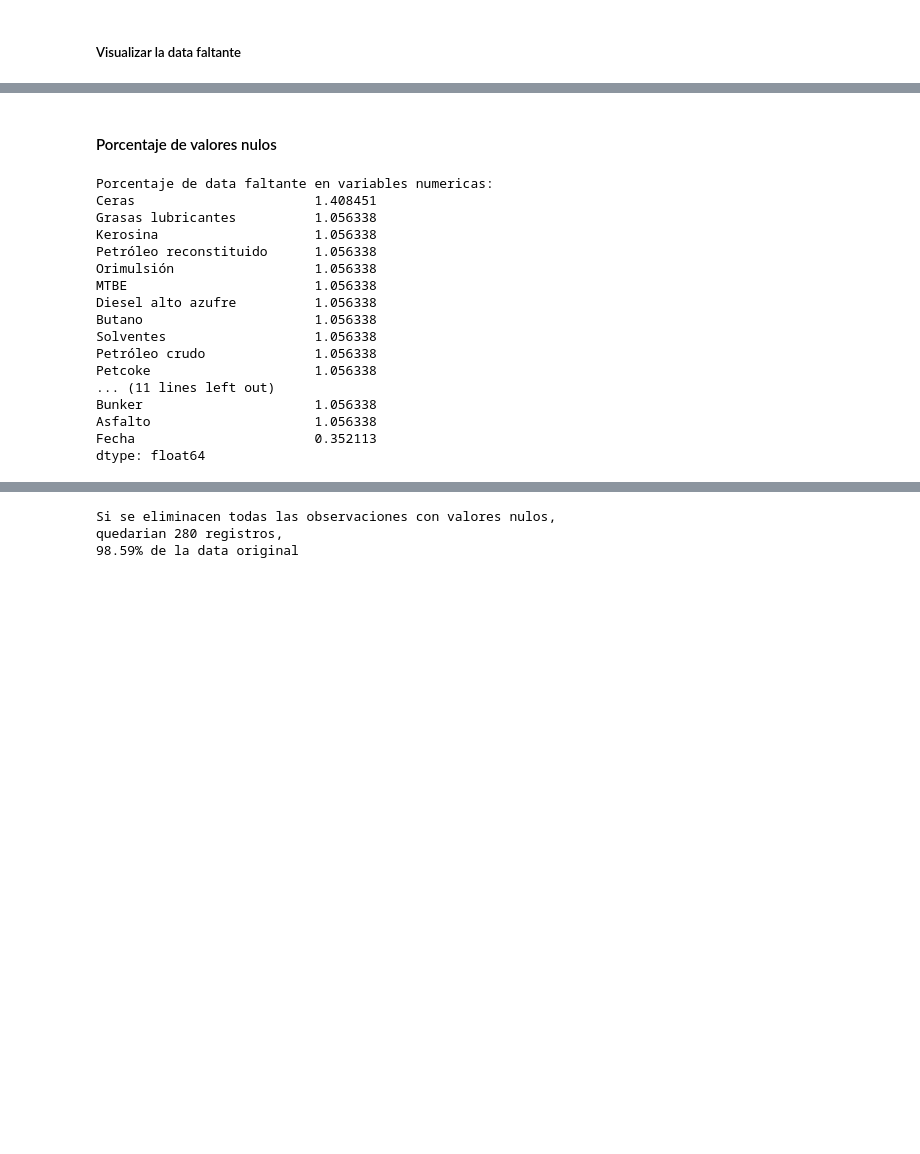
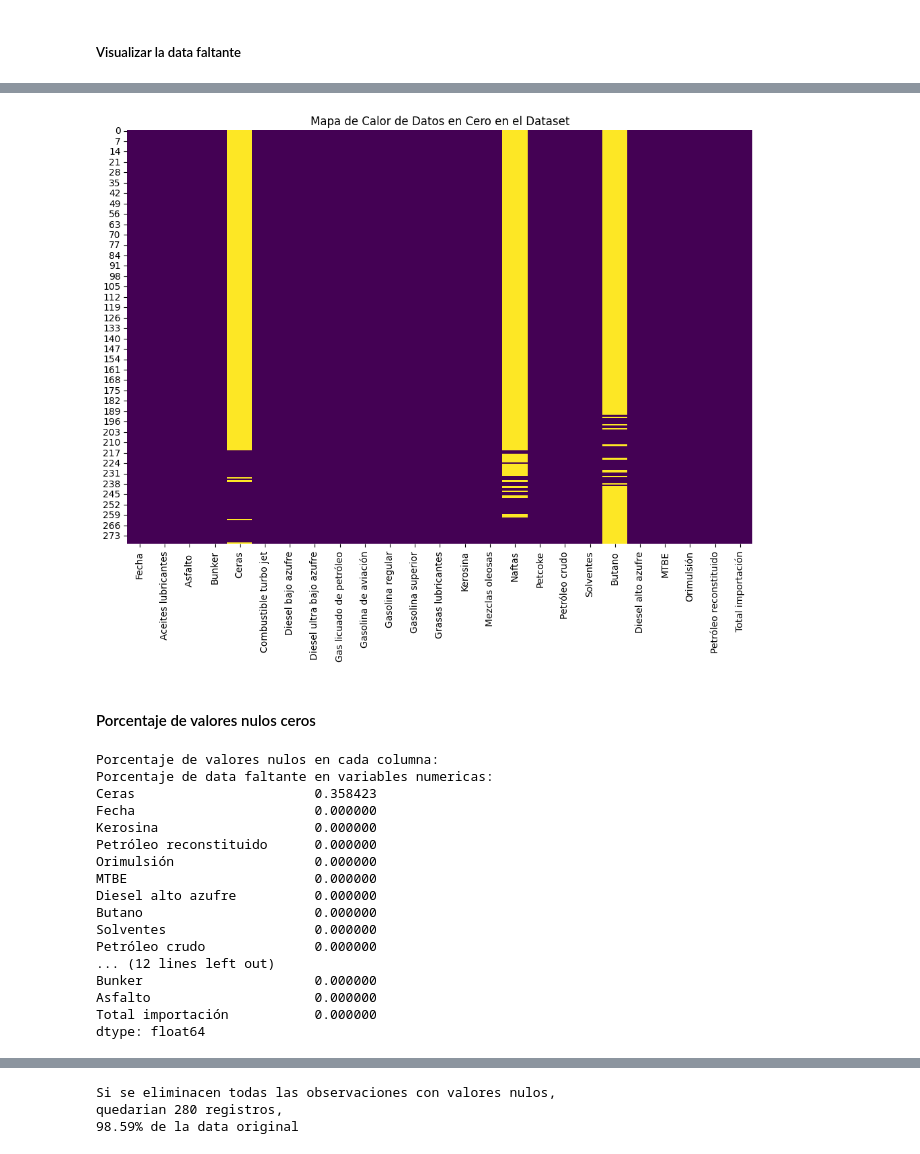
Before and after one commit to JPOrellana/Lab2-DataScience, a Jupyter notebook: Series de Tiempo.ipynb, the cells around one changed output, grey strips where cells are left out. Cells and saved outputs as stored; diff of their text form; code cells hidden in the pictures; blank space fills up the shorter version.

Commit message:
CerosNulos

```diff
--- a/Series de Tiempo.ipynb
+++ b/Series de Tiempo.ipynb
@@ -99,24 +100,32 @@ plt.show()
+# %%
+plt.figure(figsize=(12, 8))
+sns.heatmap(data == 0, cbar=False, cmap='viridis')
+plt.title('Mapa de Calor de Datos en Cero en el Dataset')
+plt.show()
+# %% [output]
+[figure, added]
 # %% [markdown]
-#### Porcentaje de valores nulos
+#### Porcentaje de valores nulos ceros
 # %%
+print("Porcentaje de valores nulos en cada columna:")
 null_percentage_numeric = data.isnull().mean() * 100
 print(f"Porcentaje de data faltante en variables numericas:")
 print(null_percentage_numeric.sort_values(ascending=False))
 # %% [output]
+Porcentaje de valores nulos en cada columna:
 Porcentaje de data faltante en variables numericas:
-Ceras                       1.408451
-Grasas lubricantes          1.056338
-Kerosina                    1.056338
-Petróleo reconstituido      1.056338
-Orimulsión                  1.056338
-MTBE                        1.056338
-Diesel alto azufre          1.056338
-Butano                      1.056338
-Solventes                   1.056338
-Petróleo crudo              1.056338
-Petcoke                     1.056338
-... (11 lines left out)
-Bunker                      1.056338
-Asfalto                     1.056338
-Fecha                       0.352113
+Ceras                       0.358423
+Fecha                       0.000000
+Kerosina                    0.000000
+Petróleo reconstituido      0.000000
+Orimulsión                  0.000000
+MTBE                        0.000000
+Diesel alto azufre          0.000000
+Butano                      0.000000
+Solventes                   0.000000
+Petróleo crudo              0.000000
+... (12 lines left out)
+Bunker                      0.000000
+Asfalto                     0.000000
+Total importación           0.000000
 dtype: float64
```
Also changed, not shown: parts of 6 cells of this notebook.
